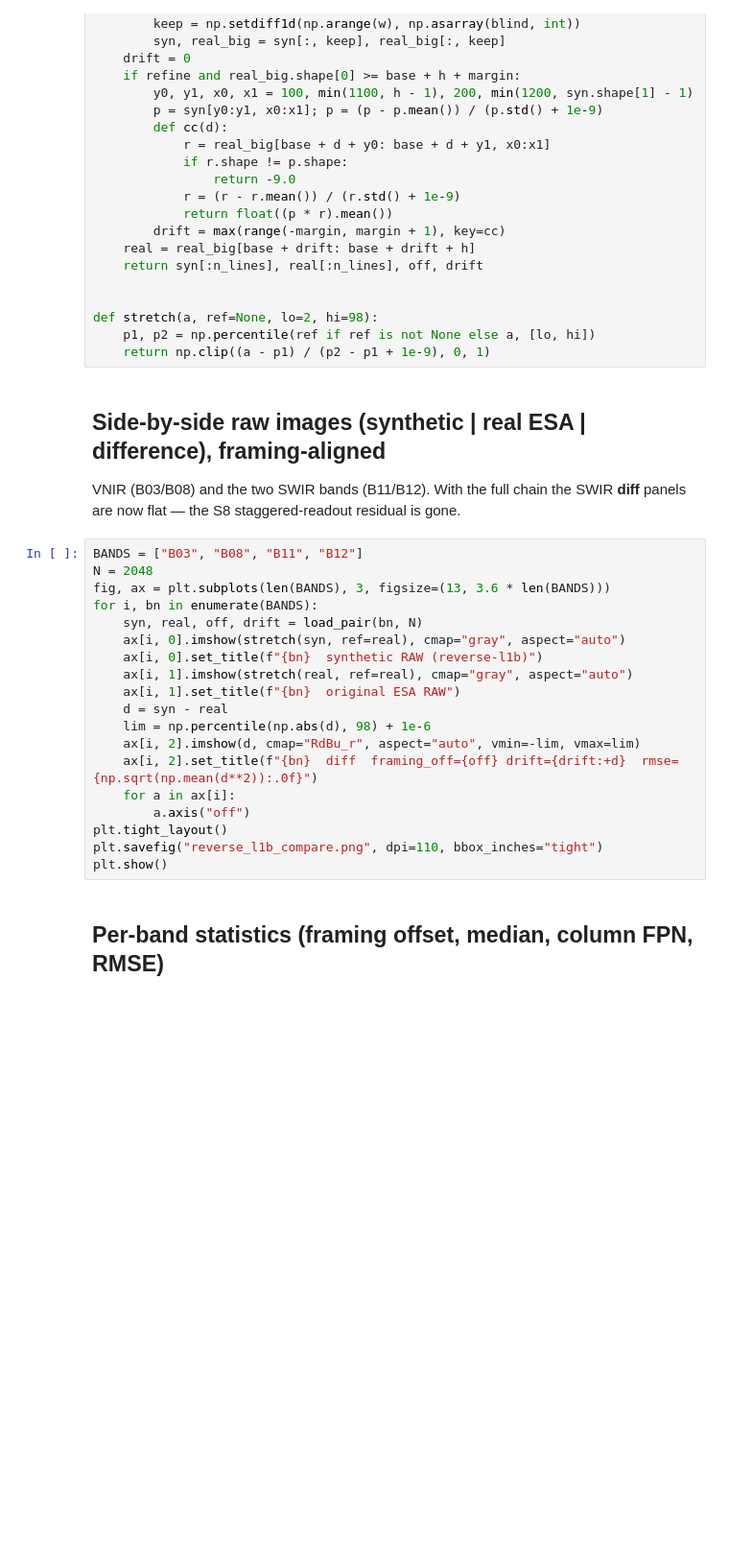
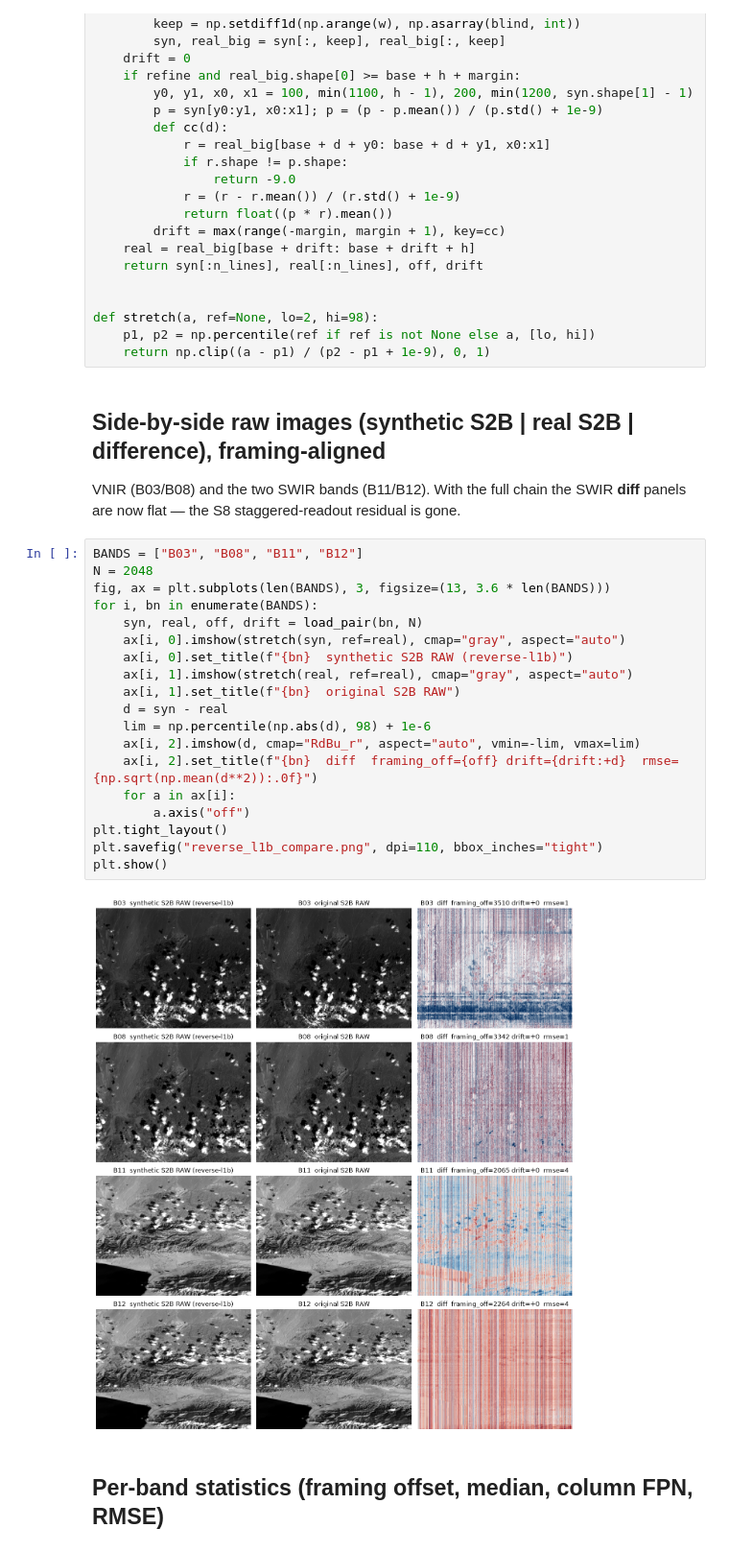
Before and after one commit to AstroCan17/s2-msi-raw-generator, a Jupyter notebook: notebooks/reverse_l1b_compare.ipynb, the cells around one changed output. Shown at 96% size. Cells and saved outputs as stored; diff of their text form; blank space fills up the shorter version.

```diff
--- a/notebooks/reverse_l1b_compare.ipynb
+++ b/notebooks/reverse_l1b_compare.ipynb
@@ -112,29 +128,31 @@ def stretch(a, ref=None, lo=2, hi=98):
     p1, p2 = np.percentile(ref if ref is not None else a, [lo, hi])
     return np.clip((a - p1) / (p2 - p1 + 1e-9), 0, 1)
 # %% [markdown]
-## Side-by-side raw images (synthetic | real ESA | difference), framing-aligned
+## Side-by-side raw images (synthetic S2B | real S2B | difference), framing-aligned
 
 VNIR (B03/B08) and the two SWIR bands (B11/B12). With the full chain the SWIR **diff** panels are now
 flat — the S8 staggered-readout residual is gone.
 # %%
 BANDS = ["B03", "B08", "B11", "B12"]
 N = 2048
 fig, ax = plt.subplots(len(BANDS), 3, figsize=(13, 3.6 * len(BANDS)))
 for i, bn in enumerate(BANDS):
     syn, real, off, drift = load_pair(bn, N)
     ax[i, 0].imshow(stretch(syn, ref=real), cmap="gray", aspect="auto")
-    ax[i, 0].set_title(f"{bn}  synthetic RAW (reverse-l1b)")
+    ax[i, 0].set_title(f"{bn}  synthetic S2B RAW (reverse-l1b)")
     ax[i, 1].imshow(stretch(real, ref=real), cmap="gray", aspect="auto")
-    ax[i, 1].set_title(f"{bn}  original ESA RAW")
+    ax[i, 1].set_title(f"{bn}  original S2B RAW")
     d = syn - real
     lim = np.percentile(np.abs(d), 98) + 1e-6
     ax[i, 2].imshow(d, cmap="RdBu_r", aspect="auto", vmin=-lim, vmax=lim)
     ax[i, 2].set_title(f"{bn}  diff  framing_off={off} drift={drift:+d}  rmse={np.sqrt(np.mean(d**2)):.0f}")
     for a in ax[i]:
         a.axis("off")
 plt.tight_layout()
 plt.savefig("reverse_l1b_compare.png", dpi=110, bbox_inches="tight")
 plt.show()
+# %% [output]
+[figure, added]
 # %% [markdown]
 ## Per-band statistics (framing offset, median, column FPN, RMSE)
 # %%
```
Also changed, not shown: parts of 4 cells of this notebook, 6 other files.
